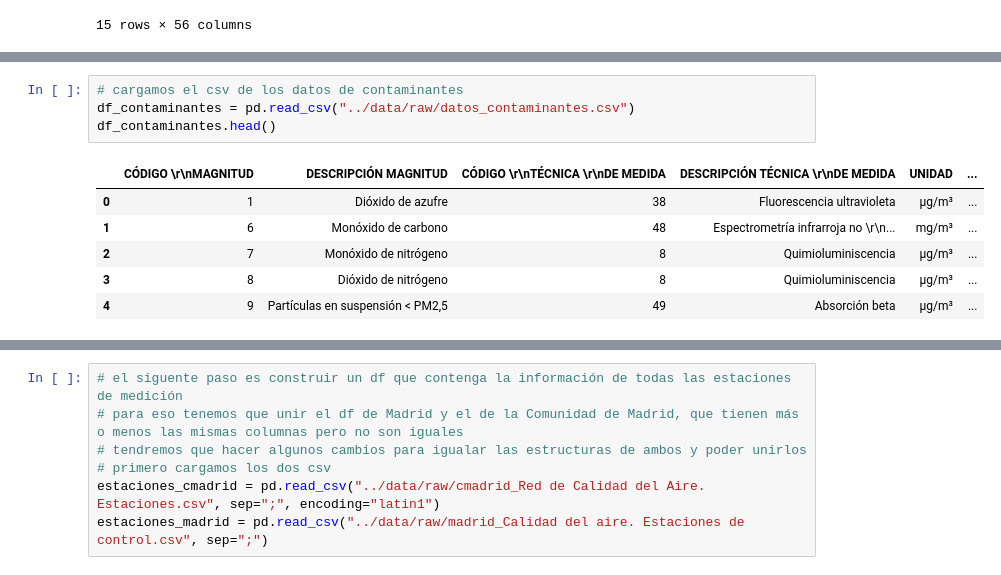
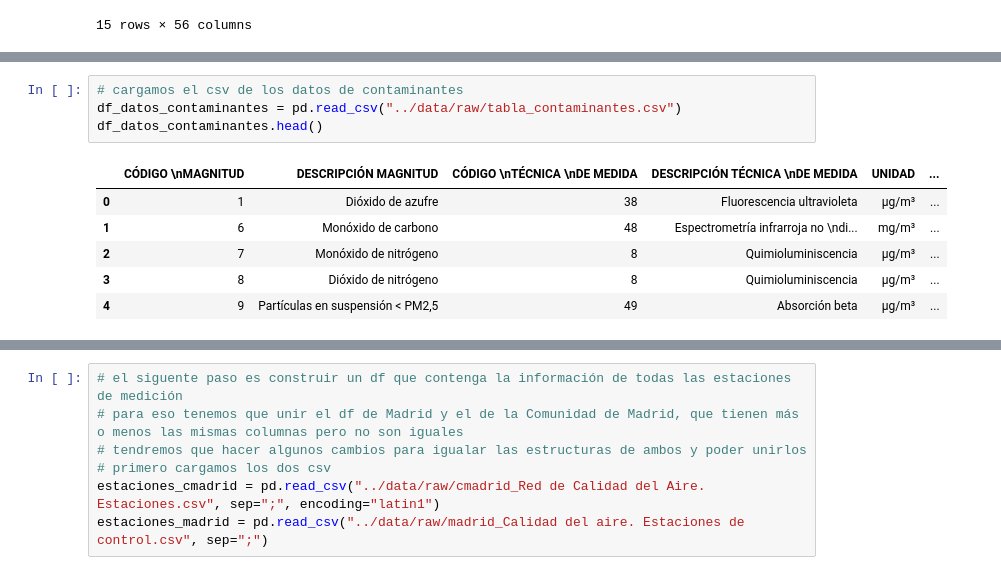
Before and after one commit to MartaM1206/proyecto_final, a Jupyter notebook: notebooks/transform.ipynb, the cells around one changed output, grey strips where cells are left out. Saved outputs shown, nothing was run; the diff lists cells and outputs as text.

```diff
--- a/notebooks/transform.ipynb
+++ b/notebooks/transform.ipynb
@@ -230,11 +255,11 @@ memory usage: 4.2+ GB
 # %%
 # cargamos el csv de los datos de contaminantes
-df_contaminantes = pd.read_csv("../data/raw/datos_contaminantes.csv")
-df_contaminantes.head()
+df_datos_contaminantes = pd.read_csv("../data/raw/tabla_contaminantes.csv")
+df_datos_contaminantes.head()
 # %% [output]
-|  | CÓDIGO \r\nMAGNITUD | DESCRIPCIÓN MAGNITUD | CÓDIGO \r\nTÉCNICA \r\nDE MEDIDA | DESCRIPCIÓN TÉCNICA \r\nDE MEDIDA | UNIDAD | ... |
+|  | CÓDIGO \nMAGNITUD | DESCRIPCIÓN MAGNITUD | CÓDIGO \nTÉCNICA \nDE MEDIDA | DESCRIPCIÓN TÉCNICA \nDE MEDIDA | UNIDAD | ... |
 | 0 | 1 | Dióxido de azufre | 38 | Fluorescencia ultravioleta | µg/m³ | ... |
-| 1 | 6 | Monóxido de carbono | 48 | Espectrometría infrarroja no \r\n... | mg/m³ | ... |
+| 1 | 6 | Monóxido de carbono | 48 | Espectrometría infrarroja no \ndi... | mg/m³ | ... |
 | 2 | 7 | Monóxido de nitrógeno | 8 | Quimioluminiscencia | µg/m³ | ... |
 | 3 | 8 | Dióxido de nitrógeno | 8 | Quimioluminiscencia | µg/m³ | ... |
 | 4 | 9 | Partículas en suspensión < PM2,5 | 49 | Absorción beta | µg/m³ | ... |
```
Also changed, not shown: parts of 28 cells of this notebook, 21 other files.
